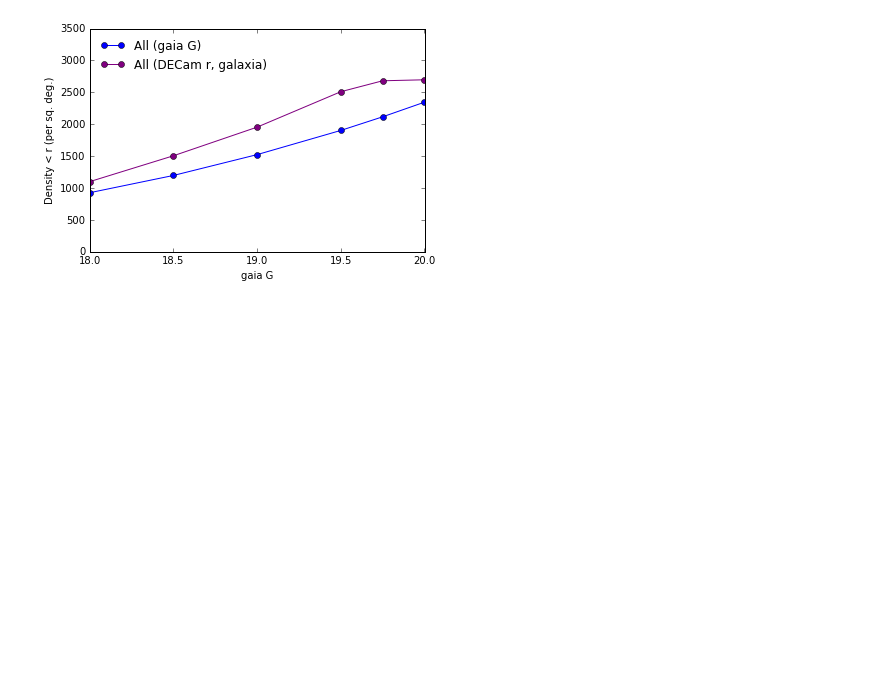
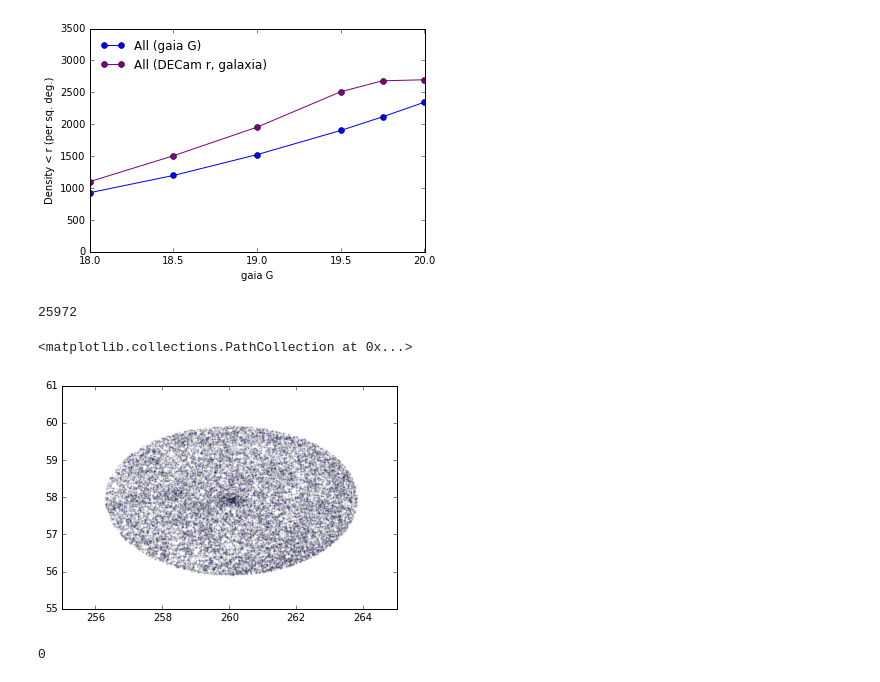
Before and after one commit to apcooper/bright_analysis_doc, a Jupyter notebook: nb/gaiatest_full.ipynb, the cells around one changed output. Drawn from its saved outputs; the diff is of its cells as text; code cells hidden in the pictures; blank space fills up the shorter version.

```diff
--- a/nb/gaiatest_full.ipynb
+++ b/nb/gaiatest_full.ipynb
@@ -411,3 +411,14 @@ pl.ylabel('Density < r (per sq. deg.)')
 pl.legend(frameon=False,loc='upper left');
 # %% [output]
 [figure]
+# %%
+xx = np.where(c_unobs.separation(c.SkyCoord(260.051666*u.deg,57.915277*u.deg)) < 2*u.deg)[0]
+# %%
+len(xx)
+# %% [output]
+25972
+# %%
+pl.scatter(c_unobs.ra[xx],c_unobs.dec[xx],s=1,alpha=0.1)
+# %% [output]
+<matplotlib.collections.PathCollection at 0x...>
+[figure, added]
@@ -413,0 +427,4 @@ pl.legend(frameon=False,loc='upper left');
+# %%
+len(yy)
+# %% [output]
+0
```
Also changed, not shown: parts of 2 cells of this notebook, 2 other files.
